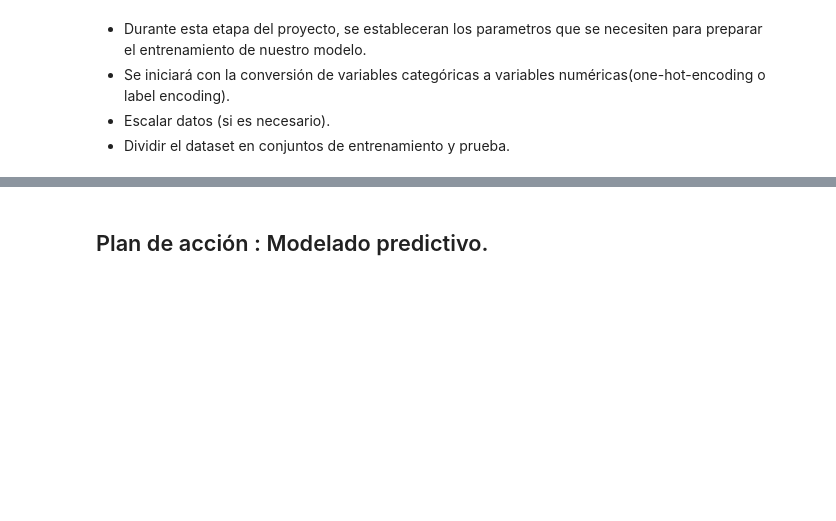
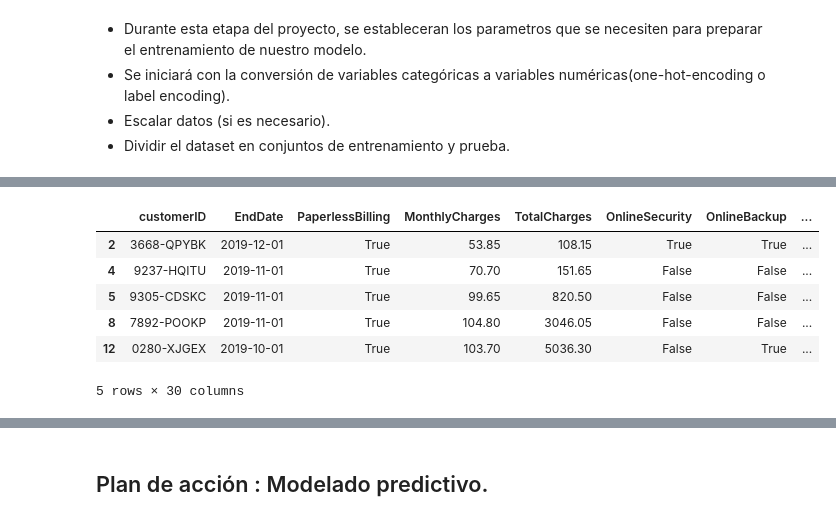
Before and after one commit to UnDogmaticSocrates/my_last_dance, a Jupyter notebook: My_last_dance/EDA.ipynb, the cells around one changed output, grey strips where cells are left out. Drawn from its saved outputs; the diff is of its cells as text; code cells hidden in the pictures; blank space fills up the shorter version.

```diff
--- a/My_last_dance/EDA.ipynb
+++ b/My_last_dance/EDA.ipynb
@@ -638,0 +700,5 @@ plt.show()
+# %%
+cols_yes_no = ['PaperlessBilling', 'OnlineSecurity', 'OnlineBackup', 'DeviceProtection', 'TechSupport','StreamingTV', 'StreamingMovies', 'Partner', 'Dependents', 'MultipleLines']  # pon aquí tus columnas con Yes/No
+
+for col in cols_yes_no:
+    df[col] = df[col].map({'Yes': True, 'No': False})
@@ -638,0 +713,6 @@ plt.show()
+# %%
+df.drop(columns=['BeginDate'], inplace=True)
+# %%
+df = pd.get_dummies(df, columns=['Type', 'PaymentMethod', 'InternetService', 'gender'])
+print()
+print(df.info())
@@ -638,0 +740,8 @@ plt.show()
+# %%
+
+# Normaliza 'EndDate' eliminando la hora
+df['EndDate'] = pd.to_datetime(df['EndDate']).apply(lambda x: x.normalize())
+
+# Realiza la comparación
+df['EndDate_boleano'] = df['EndDate'].apply(lambda x: 0 if x == today else 1)
+print(today)
@@ -638,0 +805,10 @@ plt.show()
+# %%
+df.head()
+# %% [output]
+|  | customerID | EndDate | PaperlessBilling | MonthlyCharges | TotalCharges | OnlineSecurity | OnlineBackup | ... |
+| 2 | 3668-QPYBK | 2019-12-01 | True | 53.85 | 108.15 | True | True | ... |
+| 4 | 9237-HQITU | 2019-11-01 | True | 70.70 | 151.65 | False | False | ... |
+| 5 | 9305-CDSKC | 2019-11-01 | True | 99.65 | 820.50 | False | False | ... |
+| 8 | 7892-POOKP | 2019-11-01 | True | 104.80 | 3046.05 | False | False | ... |
+| 12 | 0280-XJGEX | 2019-10-01 | True | 103.70 | 5036.30 | False | True | ... |
+5 rows × 30 columns
```
Also changed, not shown: parts of 20 cells of this notebook.
